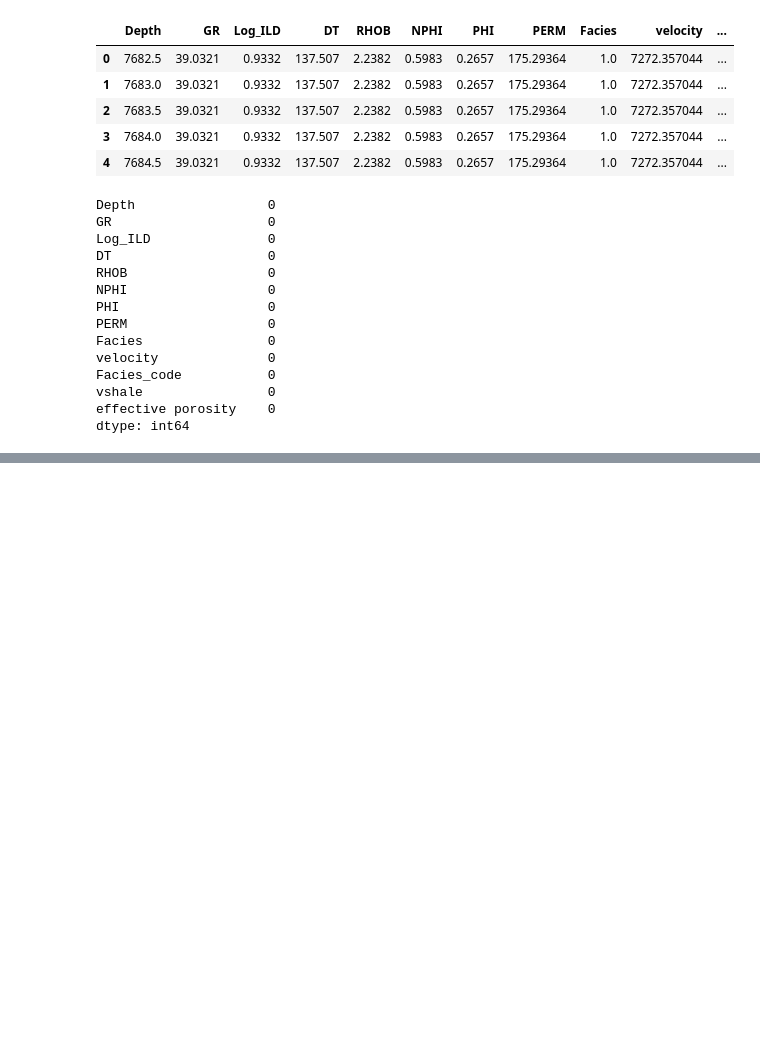
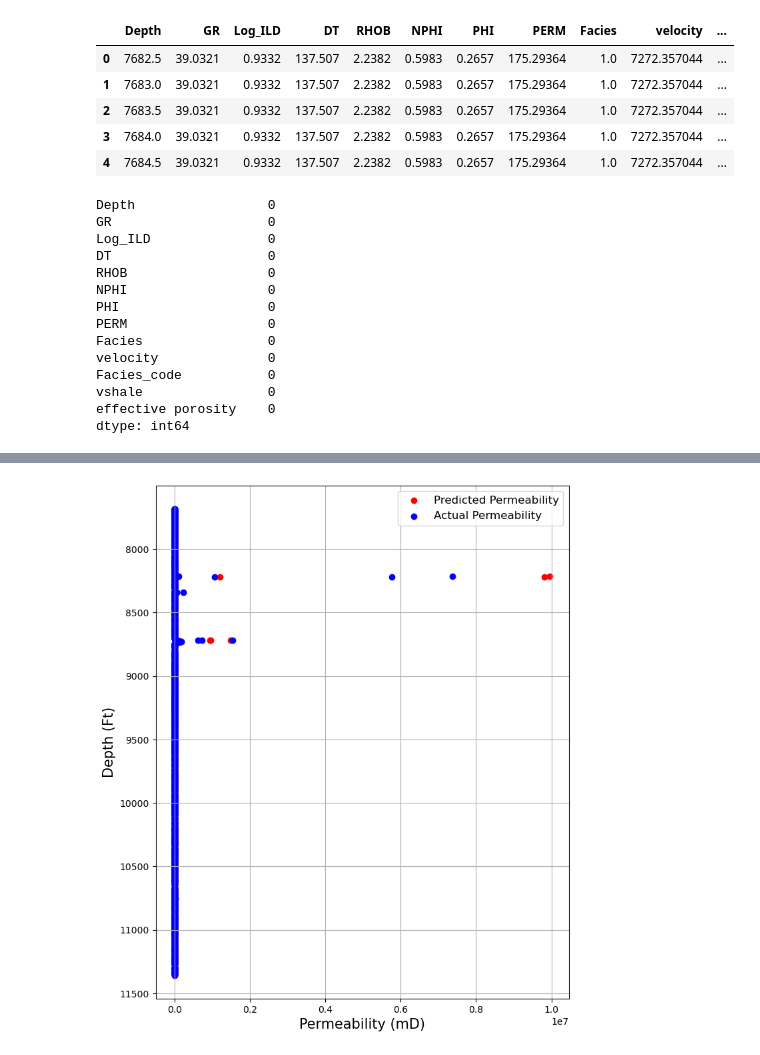
Before and after one commit to Egbetimmy/MSc-Project, a Jupyter notebook: Untitled1.ipynb, the cells around one changed output, grey strips where cells are left out. Cells and saved outputs as stored; diff of their text form; code cells hidden in the pictures; blank space fills up the shorter version.

```diff
--- a/Untitled1.ipynb
+++ b/Untitled1.ipynb
@@ -211,0 +210,14 @@ with open('perm1', 'wb') as file:
+# %%
+fig, ax = plt.subplots(nrows=1, ncols=1, figsize=(8, 10), linewidth=3)
+
+ax.scatter(df2['Predicted Permeability'], df2['Depth'], c='r', label='Predicted Permeability')
+ax.scatter(df2['Actual Permeability'], df2['Depth'], c='b', label='Actual Permeability')
+ax.set_xlabel('Permeability (mD)', fontsize=15)
+ax.set_ylabel('Depth (Ft)', fontsize=15)
+ax.yaxis.grid(True)
+ax.xaxis.grid(True)
+ax.invert_yaxis()
+ax.legend(fontsize=12)
+plt.show()
+# %% [output]
+[figure, added]
```
Also changed, not shown: parts of 19 cells of this notebook.
